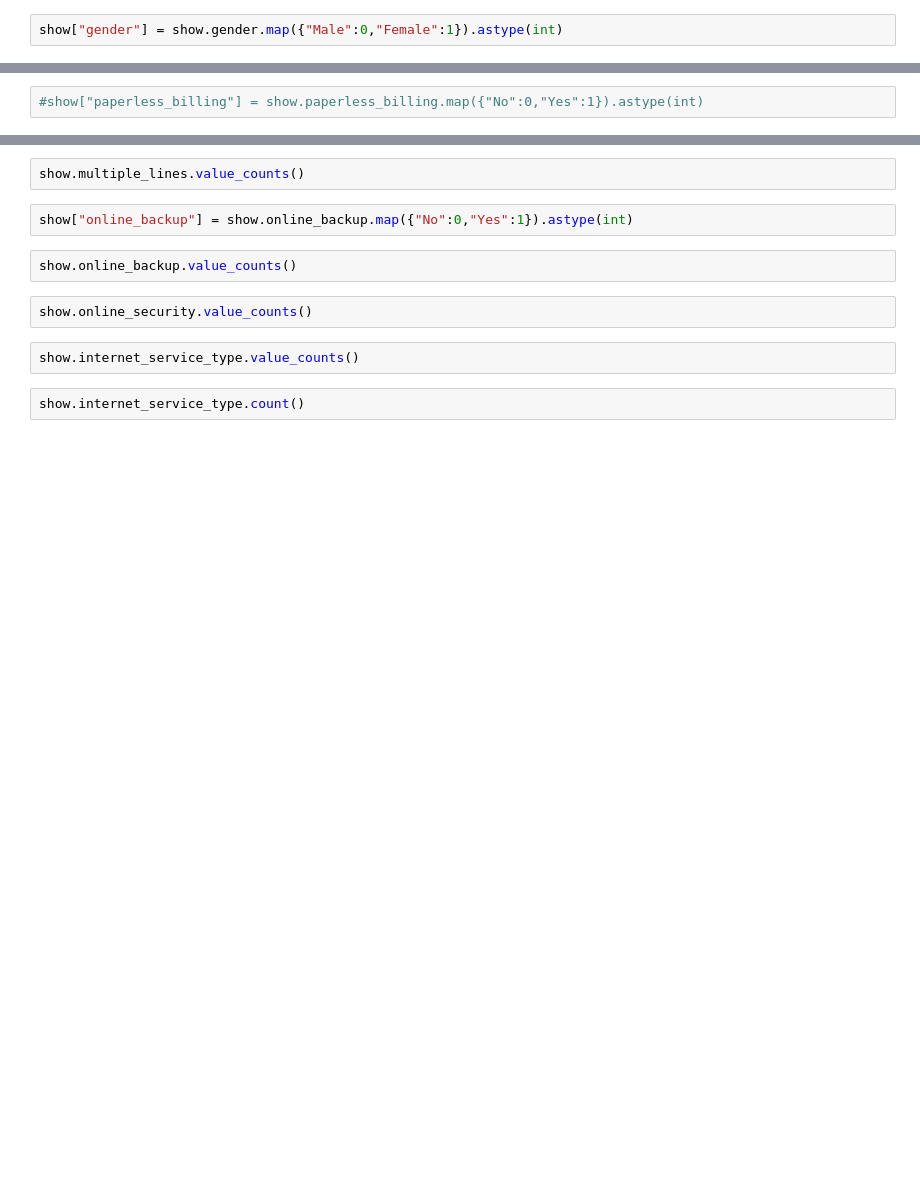
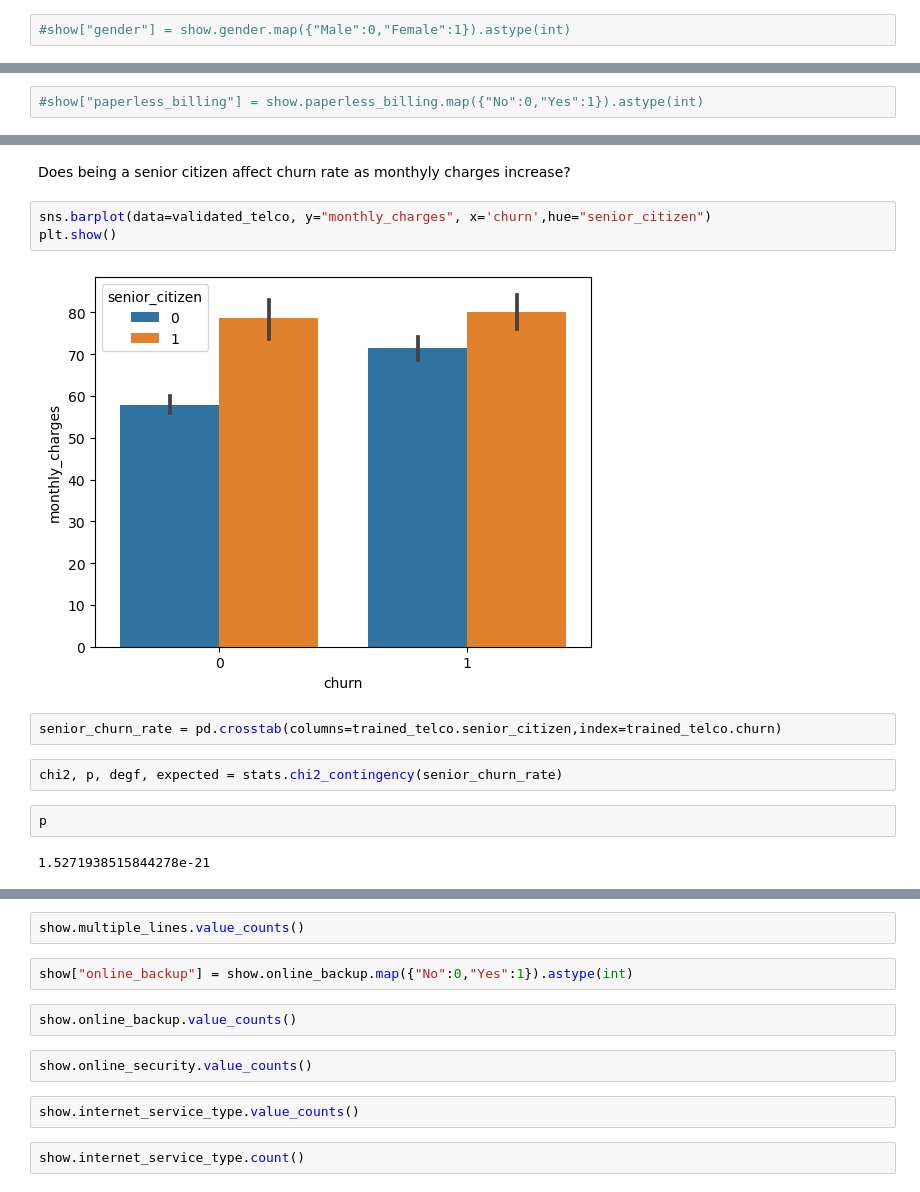
Before and after one commit to Kain-azzo/Classification-Project, a Jupyter notebook: Starting.ipynb, the cells around one changed output, grey strips where cells are left out. Cells and saved outputs as stored; diff of their text form; blank space fills up the shorter version.

```diff
--- a/Starting.ipynb
+++ b/Starting.ipynb
@@ -59,4 +142,4 @@ dtype: int64
 # %%
-show["gender"] = show.gender.map({"Male":0,"Female":1}).astype(int)
+#show["gender"] = show.gender.map({"Male":0,"Female":1}).astype(int)
 # %%
 show.head()
@@ -200,0 +335,15 @@ show.fillna
+# %% [markdown]
+Does being a senior citizen affect churn rate as monthyly charges increase?
+# %%
+sns.barplot(data=validated_telco, y="monthly_charges", x='churn',hue="senior_citizen")
+plt.show()
+# %% [output]
+[figure, added]
+# %%
+senior_churn_rate = pd.crosstab(columns=trained_telco.senior_citizen,index=trained_telco.churn)
+# %%
+chi2, p, degf, expected = stats.chi2_contingency(senior_churn_rate)
+# %%
+p
+# %% [output]
+1.5271938515844278e-21
```
Also changed, not shown: parts of 93 cells of this notebook.
